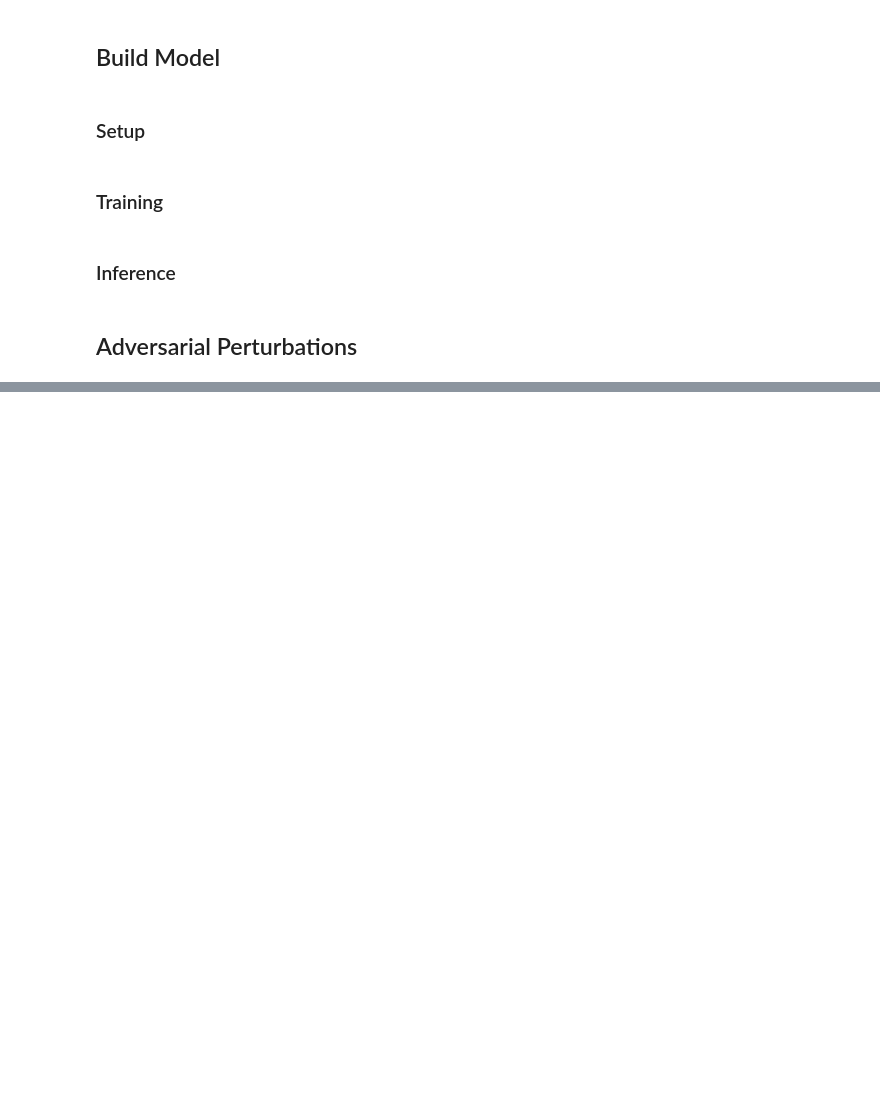
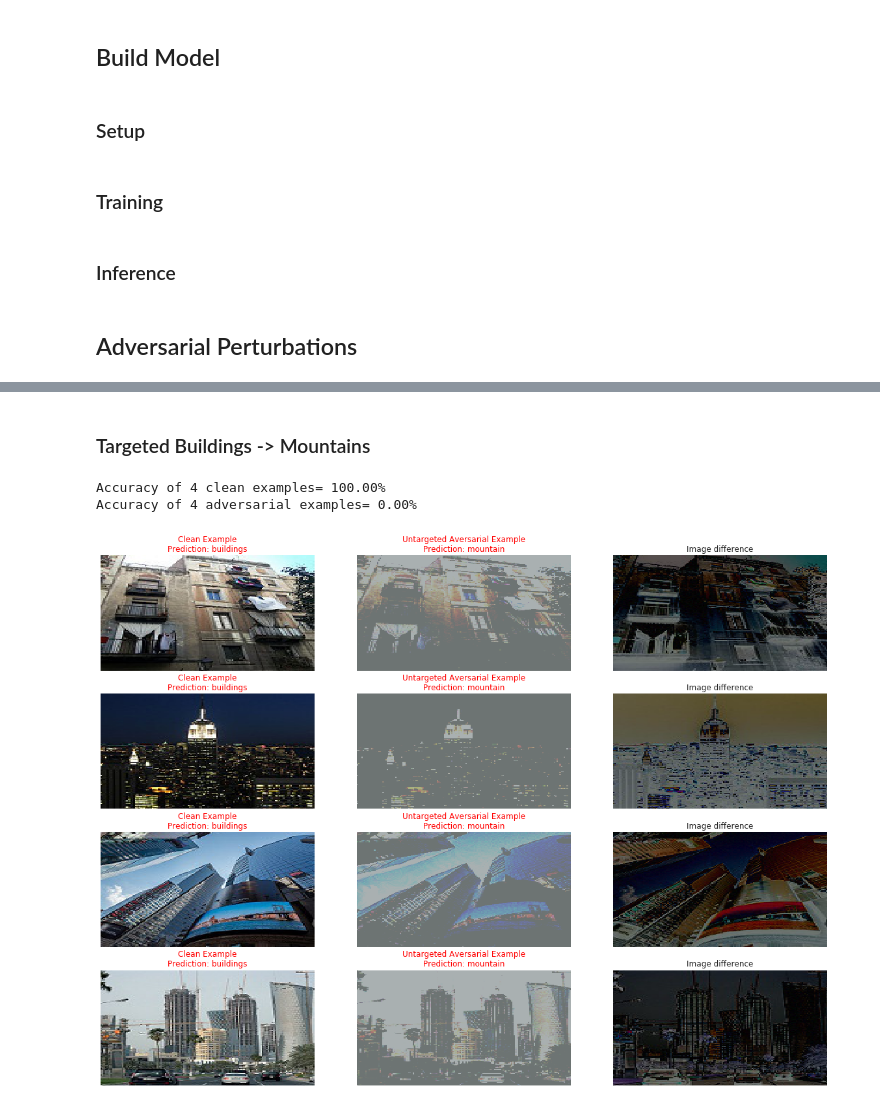
Before and after one commit to sudarshan85/adversarial_demo, a Jupyter notebook: natural_scene.ipynb, the cells around one changed output, grey strips where cells are left out. Drawn from its saved outputs; the diff is of its cells as text; code cells hidden in the pictures; blank space fills up the shorter version.

```diff
--- a/natural_scene.ipynb
+++ b/natural_scene.ipynb
@@ -345,0 +359,2 @@ for i, ax in enumerate(axs[None:]):
+# %% [markdown]
+### Targeted Buildings -> Mountains
@@ -345,0 +371,7 @@ for i, ax in enumerate(axs[None:]):
+# %%
+adversary = LinfPGDAttack(trained_model, loss_fn=nn.CrossEntropyLoss(reduction="sum"), eps=0.15, nb_iter=40, eps_iter=0.01, rand_init=True, clip_min=0.0, clip_max=1.0, targeted=True)
+# %%
+x_clean, y_true = test_itr.next()
+x_clean,y_true = x_clean.cuda(),y_true.cuda()
+# %%
+x_t_adv = adversary.perturb(x_clean, target_labels)
@@ -345,0 +381,31 @@ for i, ax in enumerate(axs[None:]):
+# %%
+print(f"Accuracy of {bs} clean examples= {accuracy_score(y_true, y_pred)*100:0.2f}%")
+print(f"Accuracy of {bs} adversarial examples= {accuracy_score(y_true, y_t_pred)*100:0.2f}%")
+# %% [output]
+Accuracy of 4 clean examples= 100.00%
+Accuracy of 4 adversarial examples= 0.00%
+# %%
+imgs,imgs_adv = for_disp(x_clean),for_disp(x_t_adv)
+imgs_diff = np.abs(imgs-imgs_adv)
+# %%
+samples = min(5, len(imgs))
+idxs = np.random.choice(len(imgs), (samples), replace=False)
+
+fig,axs = plt.subplots(nrows=4, ncols=3, figsize=(20, 15))
+for i, ax in enumerate(axs[None:]):
+  ax[0].imshow(imgs[idxs[i]])
+  ax[0].set_title(f"Clean Example\nPrediction: {train_ds.classes[y_pred[idxs[i]]]}", color='r')
+  ax[0].axis('off')
+  ax[0].axis('tight')
+
+  ax[1].imshow(imgs_adv[idxs[i]])
+  ax[1].set_title(f"Untargeted Aversarial Example\nPrediction: {train_ds.classes[y_t_pred[idxs[i]]]}", color='r')
+  ax[1].axis('off')
+  ax[1].axis('tight')
+
+  ax[2].imshow(imgs_diff[idxs[i]])
+  ax[2].set_title("Image difference")
+  ax[2].axis('off')
+  ax[2].axis('tight')
+# %% [output]
+[figure, added]
```
Also changed, not shown: parts of 12 cells of this notebook.
